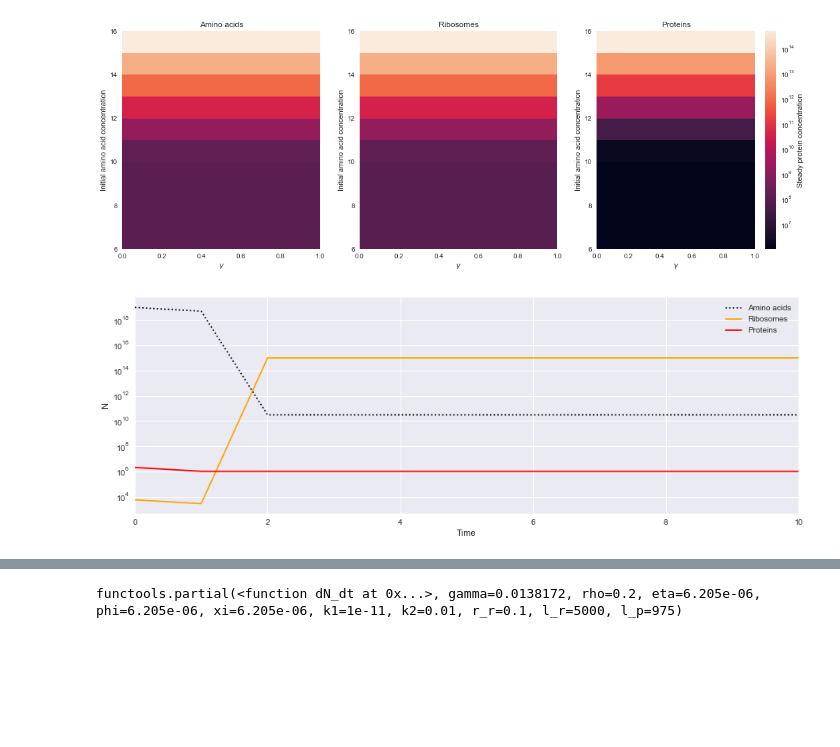
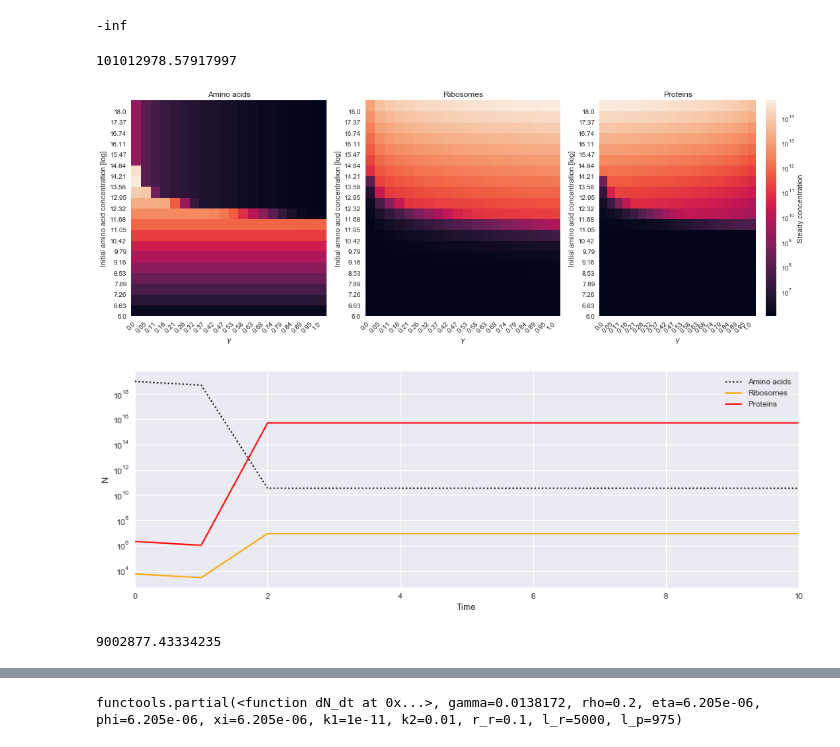
Before and after one commit to Ngort/Cellsim, a Jupyter notebook: Cellsim/Cellsim_sketch.ipynb, the cells around one changed output, grey strips where cells are left out. Saved outputs shown, nothing was run; the diff lists cells and outputs as text; code cells hidden in the pictures; blank space fills up the shorter version.

```diff
--- a/Cellsim/Cellsim_sketch.ipynb
+++ b/Cellsim/Cellsim_sketch.ipynb
@@ -13,6 +14,10 @@ k = 10
 genes = np.zeros(k)
 # %%
 sns.set()
+# %%
+entropy(seriesb)
+# %% [output]
+-inf
 # %%
 gamma = 0.0138172
 rho = 0.2
@@ -129,47 +134,60 @@ def sim_cell_dynamics(n_generations, t_per_generation,
 
     return cell
 # %%
-prot_array = np.zeros((10,10))
-ribo_array = np.zeros((10,10))
-aa_array = np.zeros((10,10))
+d = 20
+
+prot_array = np.zeros((d,d))
+ribo_array = np.zeros((d,d))
+aa_array = np.zeros((d,d))
 
 
-for i,initial_aa in enumerate(np.logspace(2,18,10)):
-    for j,gamma_0 in enumerate(np.linspace(0.01,0.9,10)):
-        cell_ij = sim_cell_dynamics(n_generations=1,t_per_generation=500, gamma=gamma_0, \
-                          initial_array=np.array([10e10,initial_aa,5773,2.11e6,10e18,0]).reshape(1,-1))
+for i,initial_aa in enumerate(np.logspace(10,18,d)):
+    for j,gamma_0 in enumerate(np.linspace(0.01,0.9,d)):
+        cell_ij = sim_cell_dynamics(n_generations=1,t_per_generation=500, gamma=gamma_0, k1=1e-10, k2=1e-10, \
+                          rho=0, initial_array=np.array([10e10,initial_aa,5773,2.11e6,10e18,0]).reshape(1,-1))
 
-        prot_array[i,j] = cell_ij[500,3]
-        ribo_array[i,j] = cell_ij[500,2]
-        aa_array[i,j] = cell_ij[500,1]
+        #print('Gamma = {}, [AA]0= {}.'.format(gamma_0, initial_aa))
+        #print(cell_ij[-1,2])
+        prot_array[i,j] = cell_ij[-1,3]
+        ribo_array[i,j] = cell_ij[-1,2]
+
+        aa_array[i,j] = cell_ij[-1,1]
+# %%
+sim_cell_dynamics(n_generations=1,t_per_generation=500, gamma=0.01, \
+                          initial_array=np.array([10e10,10e22,5773,2.11e6,10e18,0]).reshape(1,-1))[-1,2]
+#ribo_array
+# %% [output]
+101012978.57917997
 # %%
 fig, axes = plt.subplots(1,3, figsize=(18,6))
 hm_prot = axes[2].pcolor(prot_array, norm=LogNorm(vmin=np.min(prot_array)))
-hm_ribo = axes[1].pcolor(prot_array, norm=LogNorm(vmin=np.min(ribo_array)))
-hm_aa   = axes[0].pcolor(prot_array, norm=LogNorm(vmin=np.min(aa_array)))
+hm_ribo = axes[1].pcolor(ribo_array, norm=LogNorm(vmin=np.min(ribo_array)))
+hm_aa   = axes[0].pcolor(aa_array, norm=LogNorm(vmin=np.min(aa_array)))
 
 
 for ax in axes:
-    ax.set_xticklabels(np.round(np.linspace(0,1,6),2))
-    ax.set_yticklabels(range(6,18,2))
+    ax.set_xticks(range(d))
+    ax.set_yticks(range(d))
+    ax.set_xticklabels(np.round(np.linspace(0,1,d),2), rotation=45)
+    ax.set_yticklabels(np.round(np.linspace(6,18,d),2))
     ax.set_xlabel(r'$\gamma$')
-    ax.set_ylabel(r'Initial amino acid concentration')
+    ax.set_ylabel(r'Initial amino acid concentration [log]')
 
 
 axes[0].set_title('Amino acids')
 axes[1].set_title('Ribosomes')
 axes[2].set_title('Proteins')
 
 
 #plt.ylim([0.01,0.1])
 #plt.xlim([6,18])
 
 
 
-cb2 = plt.colorbar(hm_prot,norm=LogNorm(vmin=np.min(prot_array), vmax=np.max(prot_array)))
-#cb1 = plt.colorbar(hm_prot,norm=LogNorm(vmin=np.min(prot_array), vmax=np.max(prot_array)))
+#cb2 = plt.colorbar(hm_prot,norm=LogNorm(vmin=np.min(prot_array), vmax=np.max(prot_array)))
+cb1 = plt.colorbar(hm_prot,norm=LogNorm(vmin=np.min(prot_array), vmax=np.max(prot_array)))
 #cb0 = plt.colorbar(hm_prot,norm=LogNorm(vmin=np.min(prot_array), vmax=np.max(prot_array)))
-cb2.set_label('Steady protein concentration')
+cb1.set_label('Steady concentration')
 plt.show()
 # %% [output]
-[figure, old version]
+[figure, new version]
@@ -176,7 +196,7 @@ plt.show()
 # %%
 fig, axes = plt.subplots(1, figsize=(15,5))
 
-cell = sim_cell_dynamics(1,500, np.array([10e10,10e18,5773,2.11e6,10e18,0]).reshape(1,-1), gamma=1.0)
+cell = sim_cell_dynamics(1,500, np.array([10e10,10e18,5773,2.11e6,10e18,0]).reshape(1,-1), gamma=0.9)
 mrnas = cell[:,0]
 aas = cell[:,1]
 ribo = cell[:,2]
@@ -200,7 +220,12 @@ axes.set_xlim([0,10])
 axes.legend(loc=1)
 plt.show()
 # %% [output]
-[figure, old version]
+[figure, new version]
+# %%
+sim_cell_dynamics(n_generations=1,t_per_generation=500, gamma=0.9, \
+                          initial_array=np.array([10e10,10e18,5773,2.11e6,10e18,0]).reshape(1,-1))[-1,2]
+# %% [output]
+9002877.43334235
 # %%
 sim_cell_dynamics(n_generations=1,t_per_generation=500, gamma=0.1, \
                           initial_array=np.array([10e10,10e8,5773,2.11e6,10e18,0]).reshape(1,-1))
```
Also changed, not shown: parts of 11 cells of this notebook, 4 other files.
